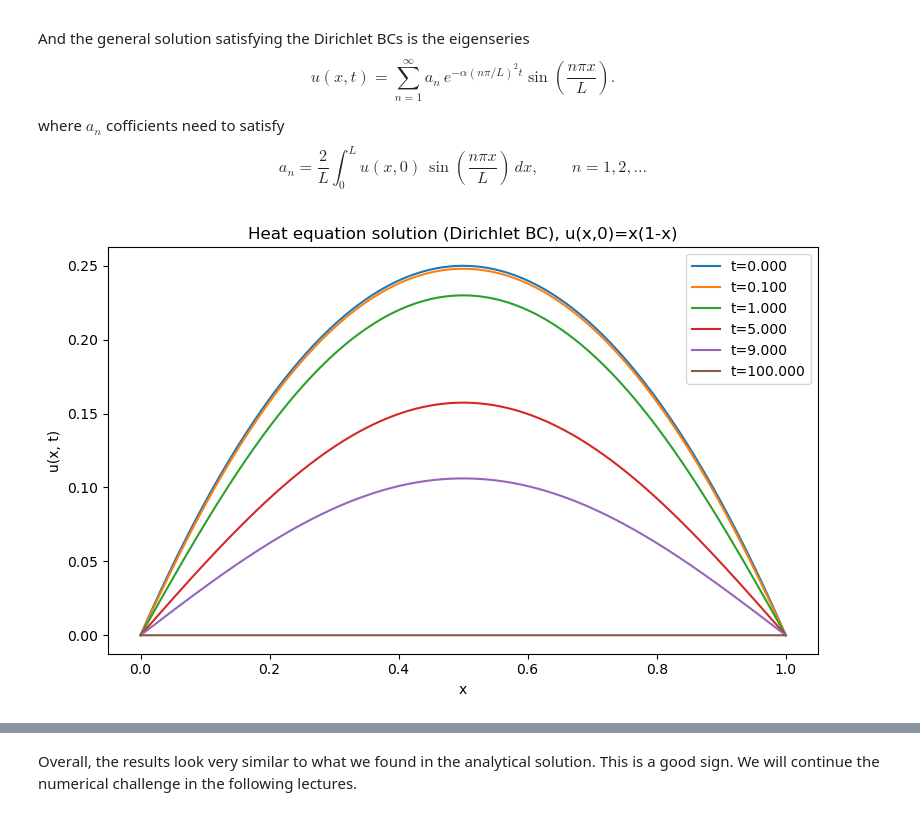
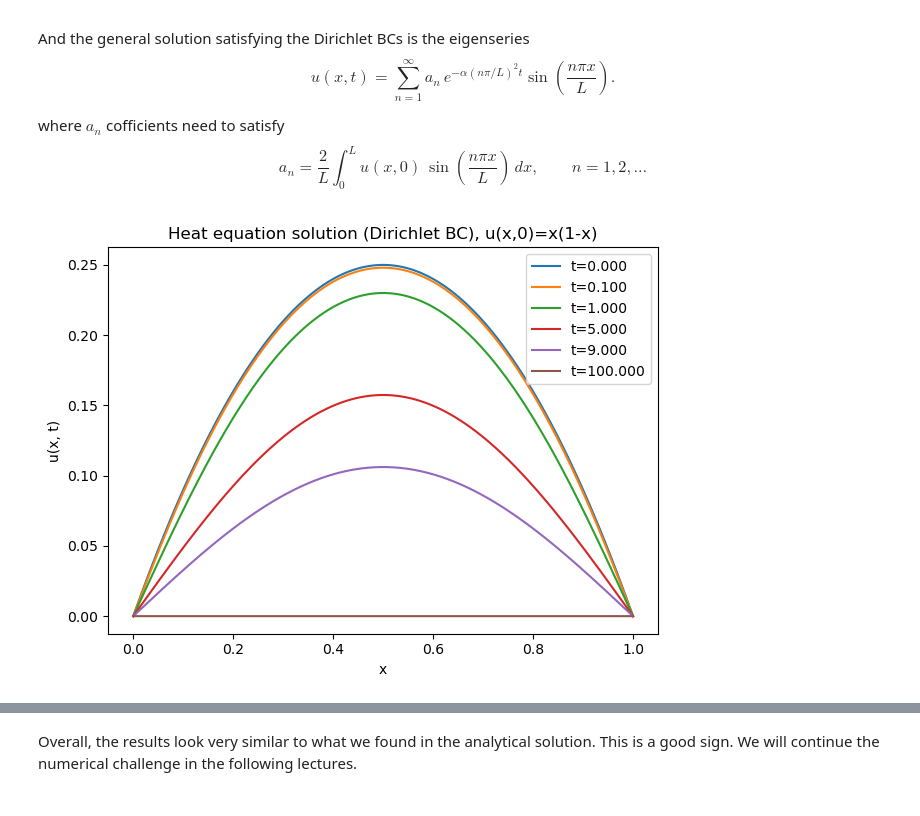
Before and after one commit to MaterSim/ComputationalMethods, a Jupyter notebook: Lectures/Lec_14_pde_intro.ipynb, the cells around one changed output, grey strips where cells are left out. Saved outputs shown, nothing was run; the diff lists cells and outputs as text; code cells hidden in the pictures.

```diff
--- a/Lectures/Lec_14_pde_intro.ipynb
+++ b/Lectures/Lec_14_pde_intro.ipynb
@@ -145,35 +145,34 @@ Nx_int = 2000
 x_int = np.linspace(0, L, Nx_int)
 
 # initial condition (satisfies u(0)=u(L)=0)
 def u0(x):
     return x * (1 - x)  # example: parabola, zero at endpoints
 
 # compute Fourier sine coefficients a_n = (2/L) * integral_0^L u0(x) sin(n*pi*x/L) dx
 n = np.arange(1, N_modes + 1)
 sin_int = np.sin(np.pi * np.outer(n, x_int) / L)
 u0_vals_int = u0(x_int)
 a_n = (2.0 / L) * np.trapz(u0_vals_int * sin_int, x_int, axis=1)
 
 # precompute sin(n*pi*x) on plotting grid
 sin_plot = np.sin(np.pi * np.outer(n, x_plot) / L)
 
 # times to plot
 times = [0.0, 0.1, 1.0, 5.0, 9.0, 100.0]
 
-plt.figure(figsize=(8, 5))
 for t in times:
     decay = np.exp(-alpha * (np.pi * n / L) ** 2 * t)[:, None]  # shape (N_modes,1)
     u_xt = (a_n[:, None] * decay * sin_plot).sum(axis=0)
     plt.plot(x_plot, u_xt, label=f"t={t:.3f}")
 
 plt.xlabel("x")
 plt.ylabel("u(x, t)")
 plt.title("Heat equation solution (Dirichlet BC), u(x,0)=x(1-x)")
 plt.legend()
 plt.tight_layout()
 plt.show()
 # %% [output]
-[figure, old version]
+[figure, new version]
 # %% [markdown]
 ## 14.3 Numerical Solution Using the Finite Difference Method
 
```
Also changed, not shown: parts of 2 cells of this notebook, 2 other files.
